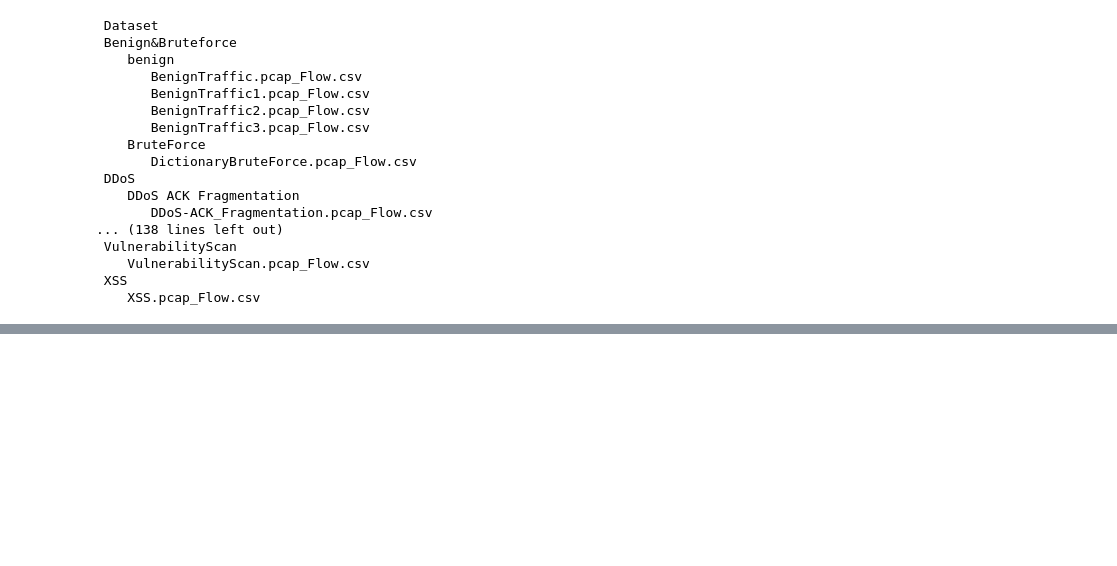
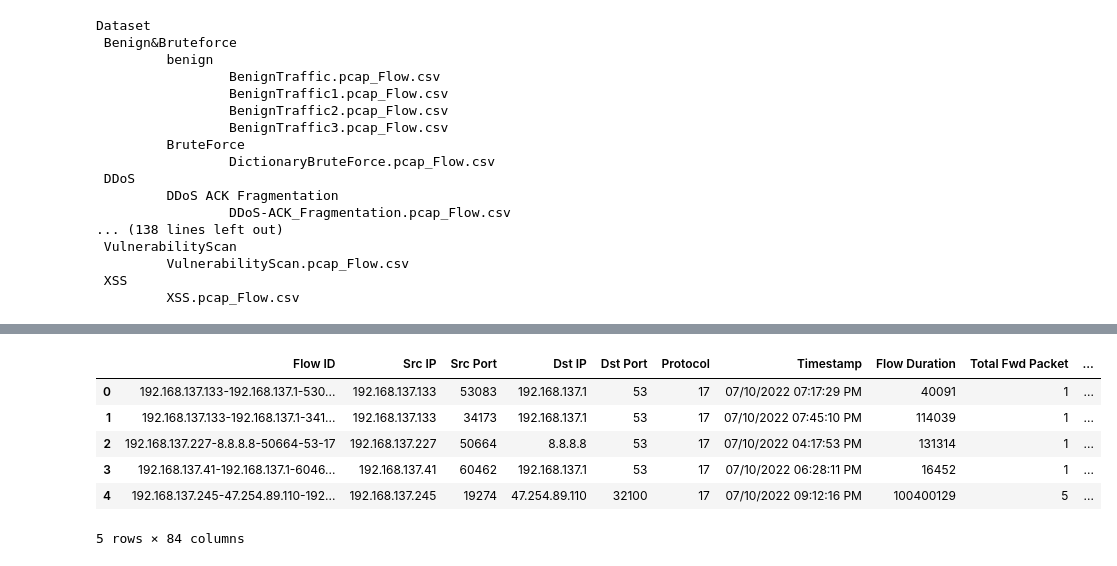
Before and after one commit to Hongwei-Z/Federated-Learning-IoT-IDS, a Jupyter notebook: DatasetPreprocessing.ipynb, the cells around one changed output, grey strips where cells are left out. Cells and saved outputs as stored; diff of their text form; code cells hidden in the pictures; blank space fills up the shorter version.

```diff
--- a/DatasetPreprocessing.ipynb
+++ b/DatasetPreprocessing.ipynb
@@ -144,0 +69,66 @@ Name: count, dtype: int64
+# %%
+# Define features
+get_columns = pd.read_csv(category_files["Benign"][0])
+columns = get_columns.columns.tolist()
+
+# Extract data from each category
+NUM_SAMPLES = 10000
+all_samples = []
+
+for category, files in category_files.items():
+    num_files = len(files)
+
+    # Skip empty categories
+    if num_files == 0:
+        continue
+
+    # Read all CSV files
+    dataframes = []
+    for f in files:
+        df = pd.read_csv(f)
+        df.columns = columns
+        dataframes.append(df)
+
+    # Compute the total number of samples available
+    total_available = sum(len(df) for df in dataframes)
+
+    # If the number of samples in the class is not enough, all of them are extracted.
+    # Otherwise, the same number of samples are extracted randomly from each CSV file equally.
+    if total_available <= NUM_SAMPLES:
+        category_df = pd.concat(dataframes, ignore_index=True)
+    else:
+        category_samples = []
+        remaining_samples = NUM_SAMPLES
+
+        # First, take the minimum possible from each file
+        for df in dataframes:
+            extract = min(len(df), remaining_samples // len(files))
+            category_samples.append(df.sample(n=extract, random_state=42))
+            remaining_samples -= extract
+
+        # If still need more, distribute the remainder randomly
+        if remaining_samples > 0:
+            available_files = [df for df in dataframes if len(df) > NUM_SAMPLES // len(files)]
+            for df in available_files:
+                if remaining_samples <= 0:
+                    break
+                extra = min(len(df), remaining_samples)
+                category_samples.append(df.sample(n=extra, random_state=42))
+                remaining_samples -= extra
+
+        # Merge all sampled data
+        category_df = pd.concat(category_samples, ignore_index=True)
+
+    category_df["Label"] = category  # Add label column
+    all_samples.append(category_df)
+
+extracted_dataset = pd.concat(all_samples, ignore_index=True)
+extracted_dataset.head()
+# %% [output]
+|  | Flow ID | Src IP | Src Port | Dst IP | Dst Port | Protocol | Timestamp | Flow Duration | Total Fwd Packet | ... |
+| 0 | 192.168.137.133-192.168.137.1-530... | 192.168.137.133 | 53083 | 192.168.137.1 | 53 | 17 | 07/10/2022 07:17:29 PM | 40091 | 1 | ... |
+| 1 | 192.168.137.133-192.168.137.1-341... | 192.168.137.133 | 34173 | 192.168.137.1 | 53 | 17 | 07/10/2022 07:45:10 PM | 114039 | 1 | ... |
+| 2 | 192.168.137.227-8.8.8.8-50664-53-17 | 192.168.137.227 | 50664 | 8.8.8.8 | 53 | 17 | 07/10/2022 04:17:53 PM | 131314 | 1 | ... |
+| 3 | 192.168.137.41-192.168.137.1-6046... | 192.168.137.41 | 60462 | 192.168.137.1 | 53 | 17 | 07/10/2022 06:28:11 PM | 16452 | 1 | ... |
+| 4 | 192.168.137.245-47.254.89.110-192... | 192.168.137.245 | 19274 | 47.254.89.110 | 32100 | 17 | 07/10/2022 09:12:16 PM | 100400129 | 5 | ... |
+5 rows × 84 columns
```
Also changed, not shown: parts of 19 cells of this notebook, 1 other file.
